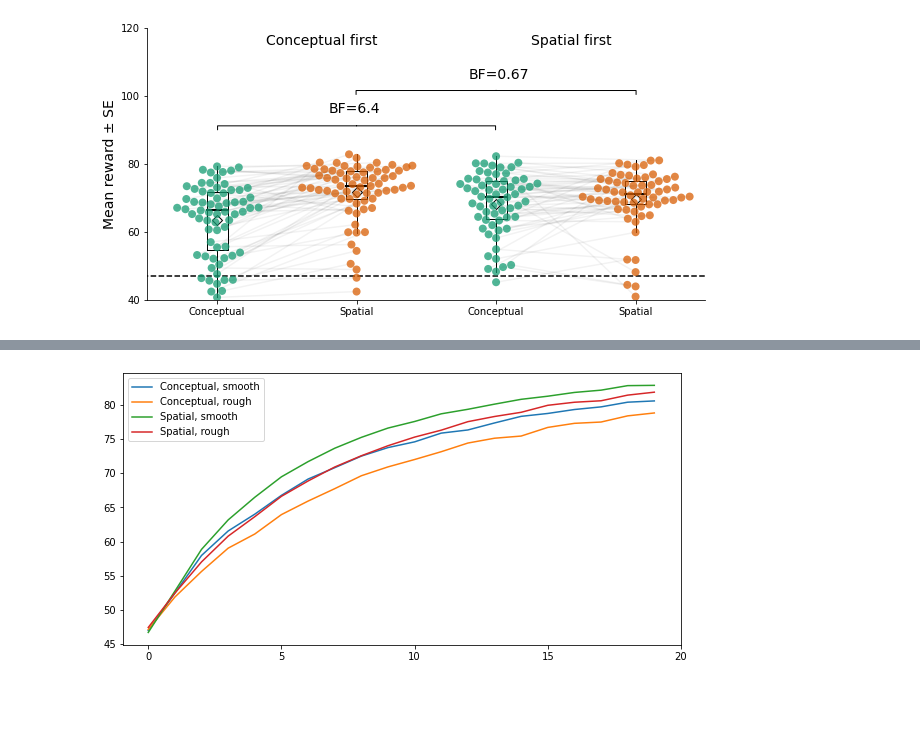
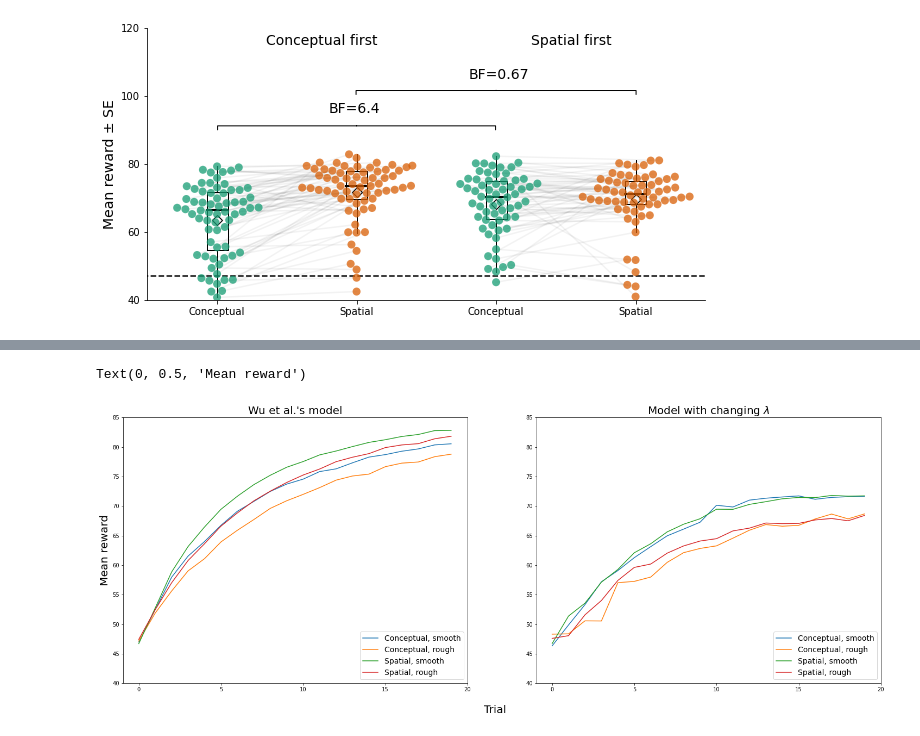
Before and after one commit to JaakkoKoli/Masters-thesis, a Jupyter notebook: plots.ipynb, the cells around one changed output, grey strips where cells are left out. Drawn from its saved outputs; the diff is of its cells as text; code cells hidden in the pictures; blank space fills up the shorter version.

```diff
--- a/plots.ipynb
+++ b/plots.ipynb
@@ -188,14 +188,30 @@ plt.show()
 # %%
 # Load data obtained from 10,000 simulations
 gprdf = pd.read_csv("simulated_data.csv")
+gprdf2 = pd.read_csv("model1_simulations.csv")
-# %%
-fig, ax = plt.subplots()
-plt.plot(range(20), gprdf["meanReward"][0:20])
-plt.plot(range(20), gprdf["meanReward"][20:40])
-plt.plot(range(20), gprdf["meanReward"][40:60])
-plt.plot(range(20), gprdf["meanReward"][60:80])
-ax.set_xticks([0, 5, 10, 15, 20])
-plt.legend(["Conceptual, smooth", "Conceptual, rough","Spatial, smooth", "Spatial, rough"])
-plt.show()
-# %% [output]
-[figure, removed]
+# %%
+plt.rcParams['figure.figsize'] = [10, 5]
+fig, axes = plt.subplots(1, 2, figsize=(25, 9))
+axes[0].plot(range(20), gprdf["meanReward"][0:20])
+axes[0].plot(range(20), gprdf["meanReward"][20:40])
+axes[0].plot(range(20), gprdf["meanReward"][40:60])
+axes[0].plot(range(20), gprdf["meanReward"][60:80])
+
+axes[1].plot(range(20), gprdf2["meanReward"][0:20])
+axes[1].plot(range(20), gprdf2["meanReward"][20:40])
+axes[1].plot(range(20), gprdf2["meanReward"][40:60])
+axes[1].plot(range(20), gprdf2["meanReward"][60:80])
+
+axes[0].set_ylim([40,85])
+axes[1].set_ylim([40,85])
+axes[0].set_xticks([0, 5, 10, 15, 20])
+axes[1].set_xticks([0, 5, 10, 15, 20])
+axes[0].legend(["Conceptual, smooth", "Conceptual, rough","Spatial, smooth", "Spatial, rough"], loc="lower right", prop={'size': 14})
+axes[1].legend(["Conceptual, smooth", "Conceptual, rough","Spatial, smooth", "Spatial, rough"], loc="lower right", prop={'size': 14})
+axes[0].set_title("Wu et al.'s model", fontsize=20)
+axes[1].set_title("Model with changing $\lambda$", fontsize=20)
+axes[0].text(21, 35, "Trial", fontsize=20)
+axes[0].set_ylabel("Mean reward", fontsize=20)
+# %% [output]
+Text(0, 0.5, 'Mean reward')
+[figure, added]
```
Also changed, not shown: parts of 3 cells of this notebook, 21 other files.
